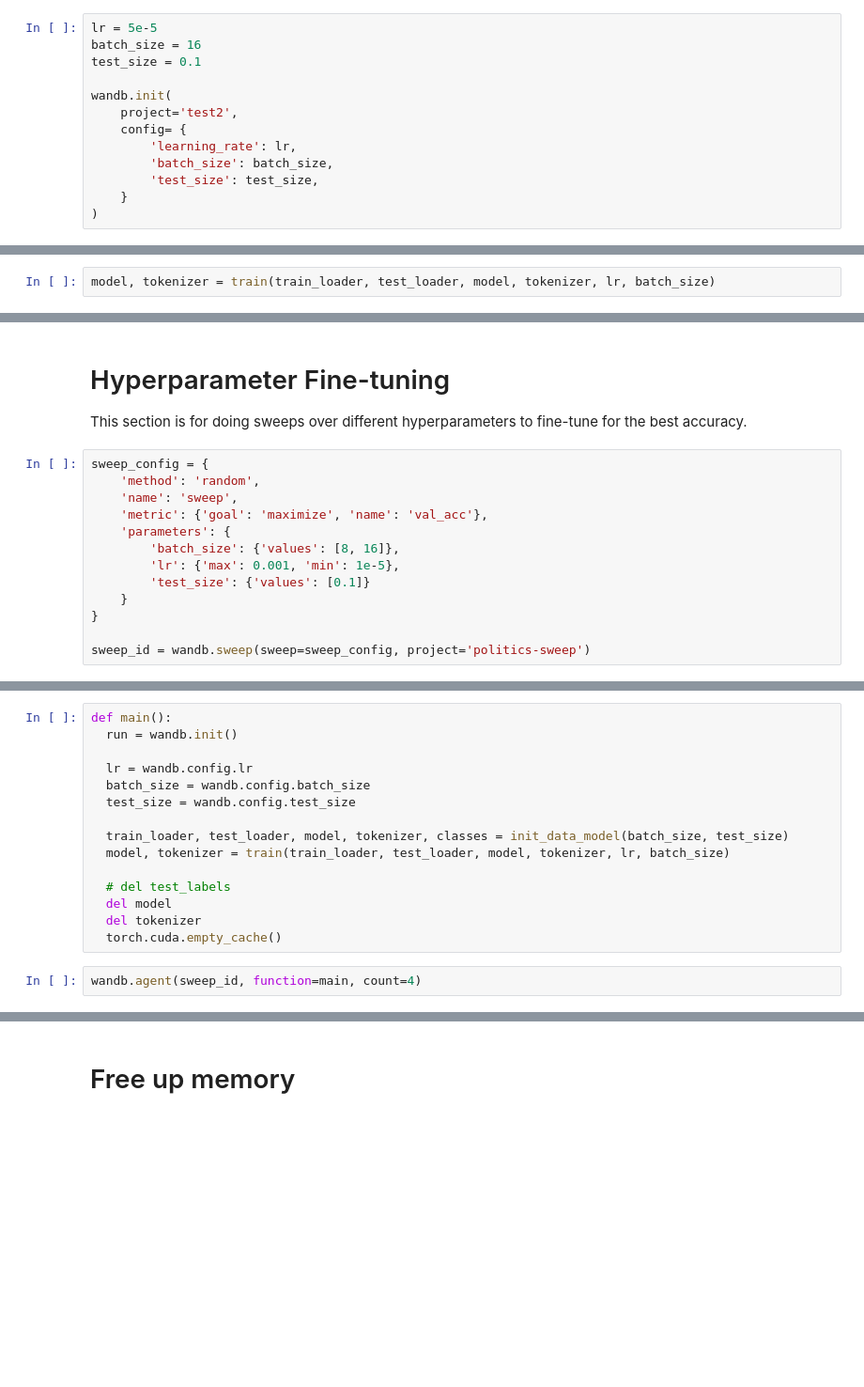
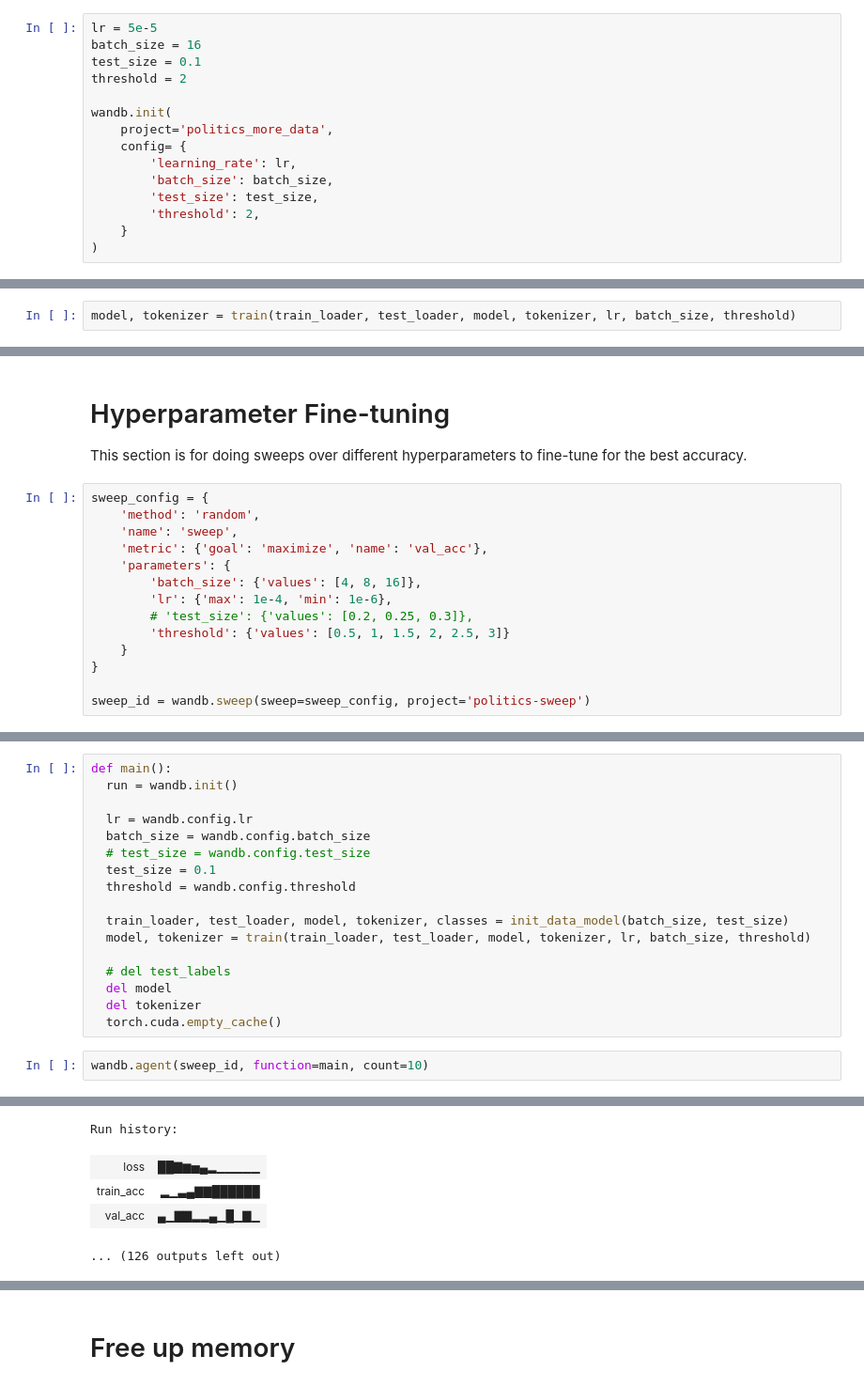
Before and after one commit to bfefferm-pers/MIT_68610_project_LLM_news, a Jupyter notebook: POLITICS_finetuning/POLITICS_main.ipynb, the cells around one changed output, grey strips where cells are left out. Shown: that part at 94% size. Cells and saved outputs as stored; diff of their text form; blank space fills up the shorter version.

```diff
--- a/POLITICS_finetuning/POLITICS_main.ipynb
+++ b/POLITICS_finetuning/POLITICS_main.ipynb
@@ -206,13 +238,15 @@ This section is for if you just want to train a single model with a given config
 lr = 5e-5
 batch_size = 16
 test_size = 0.1
+threshold = 2
 
 wandb.init(
-    project='test2',
+    project='politics_more_data',
     config= {
         'learning_rate': lr,
         'batch_size': batch_size,
         'test_size': test_size,
+        'threshold': 2,
     }
 )
 # %% [output]
@@ -231,4 +265,4 @@ Labels : [['center'], ['right'], ['left'], ['center'], ['center'], ['center'], [
 Some weights of RobertaForSequenceClassification were not initialized from the model checkpoint at launch/POLITICS and are newly initialized: ['classifier.out_proj.bias', 'classifier.out_proj.weight', ...
 You should probably TRAIN this model on a down-stream task to be able to use it for predictions and inference.
 # %%
-model, tokenizer = train(train_loader, test_loader, model, tokenizer, lr, batch_size)
+model, tokenizer = train(train_loader, test_loader, model, tokenizer, lr, batch_size, threshold)
@@ -295,9 +308,10 @@ sweep_config = {
     'name': 'sweep',
     'metric': {'goal': 'maximize', 'name': 'val_acc'},
     'parameters': {
-        'batch_size': {'values': [8, 16]},
-        'lr': {'max': 0.001, 'min': 1e-5},
-        'test_size': {'values': [0.1]}
+        'batch_size': {'values': [4, 8, 16]},
+        'lr': {'max': 1e-4, 'min': 1e-6},
+        # 'test_size': {'values': [0.2, 0.25, 0.3]},
+        'threshold': {'values': [0.5, 1, 1.5, 2, 2.5, 3]}
     }
 }
 
@@ -311,15 +325,17 @@ def main():
 
   lr = wandb.config.lr
   batch_size = wandb.config.batch_size
-  test_size = wandb.config.test_size
+  # test_size = wandb.config.test_size
+  test_size = 0.1
+  threshold = wandb.config.threshold
 
   train_loader, test_loader, model, tokenizer, classes = init_data_model(batch_size, test_size)
-  model, tokenizer = train(train_loader, test_loader, model, tokenizer, lr, batch_size)
+  model, tokenizer = train(train_loader, test_loader, model, tokenizer, lr, batch_size, threshold)
 
   # del test_labels
   del model
   del tokenizer
   torch.cuda.empty_cache()
 # %%
-wandb.agent(sweep_id, function=main, count=4)
+wandb.agent(sweep_id, function=main, count=10)
 # %% [output]
@@ -349,2 +374,7 @@ Epoch 3/50, Loss: 7.686459630727768
+Run history:
+| loss | ██▇▆▅▄▂▁▁▁▁▁ |
+| train_acc | ▂▁▃▄▇▇██████ |
+| val_acc | ▄▁▇▇▂▂▄▁█▁▇▁ |
+... (126 outputs left out)
 # %%
 wandb.finish()
```
Also changed, not shown: parts of 17 cells of this notebook.
